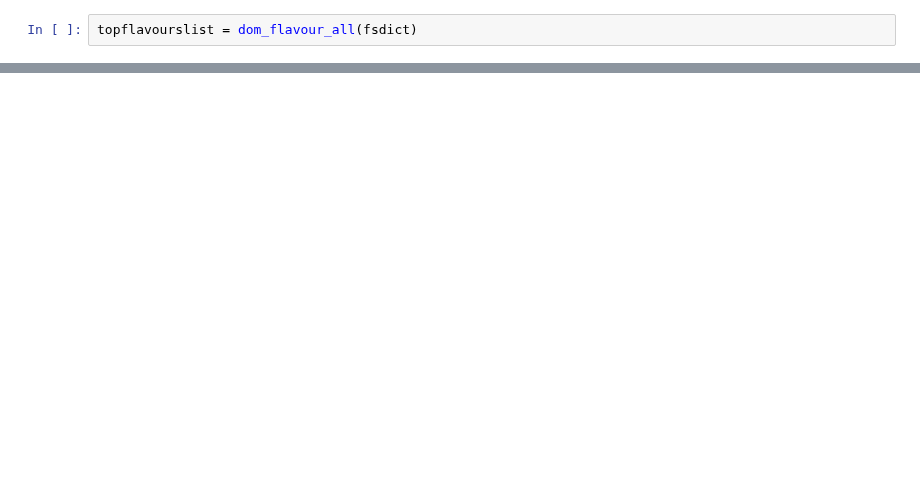
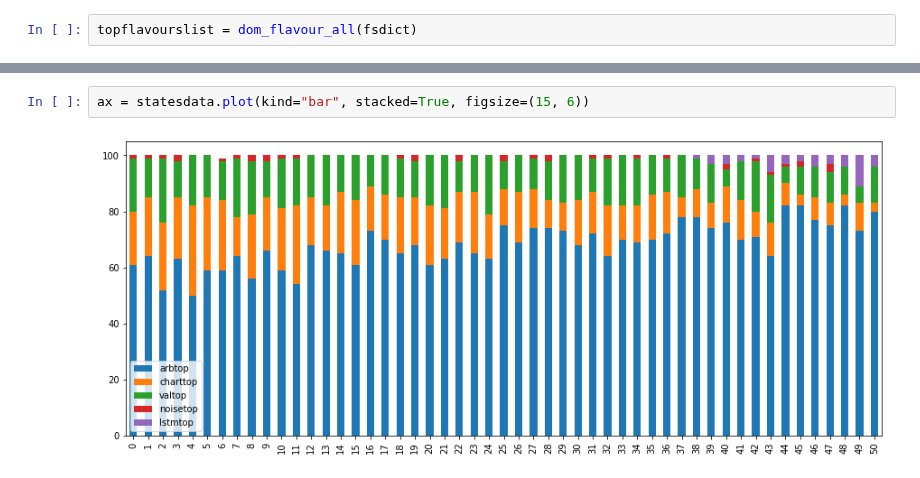
Before and after one commit to karansgarg/rae_repo, a Jupyter notebook: analysis.ipynb, the cells around one changed output, grey strips where cells are left out. Drawn from its saved outputs; the diff is of its cells as text; blank space fills up the shorter version.

```diff
--- a/analysis.ipynb
+++ b/analysis.ipynb
@@ -386,0 +419,4 @@ KeyError: 0
+# %%
+ax = statesdata.plot(kind="bar", stacked=True, figsize=(15, 6))
+# %% [output]
+[figure, added]
```
Also changed, not shown: parts of 31 cells of this notebook.
